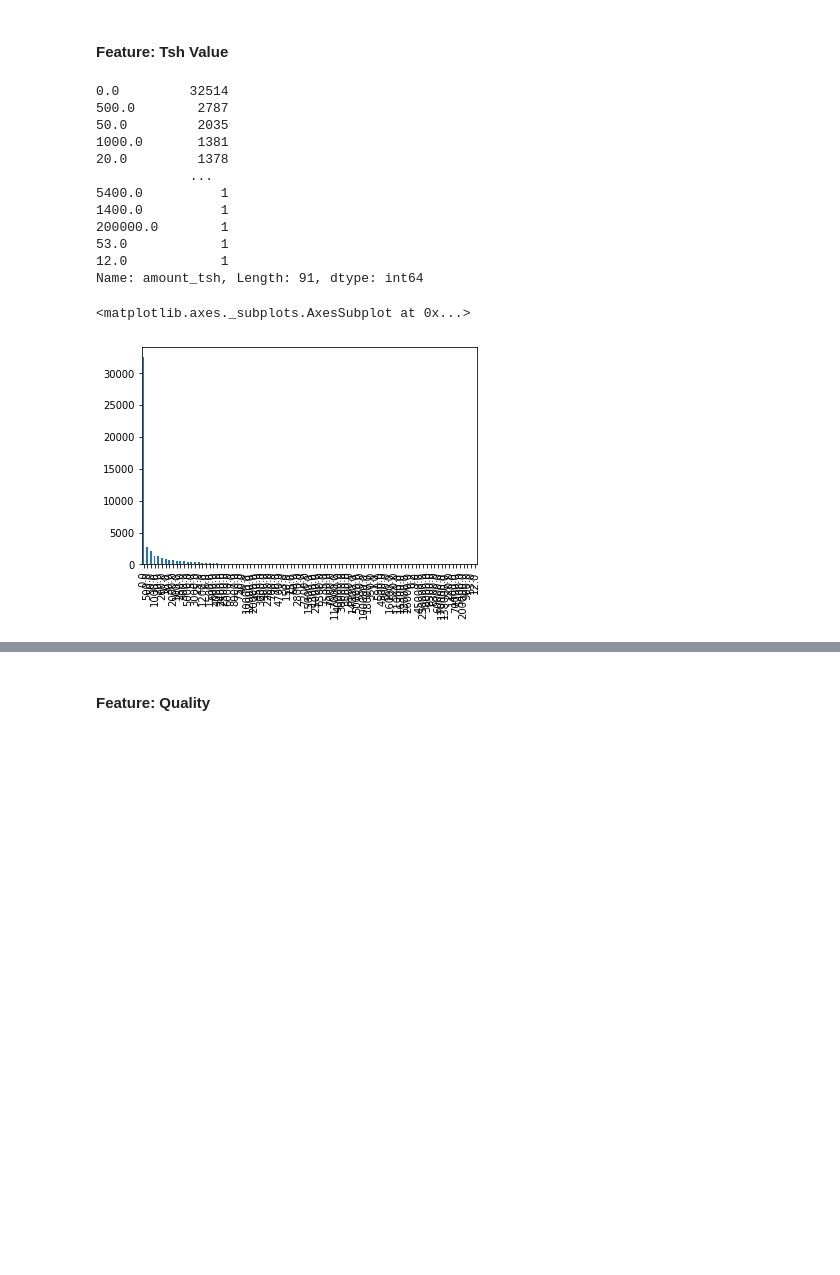
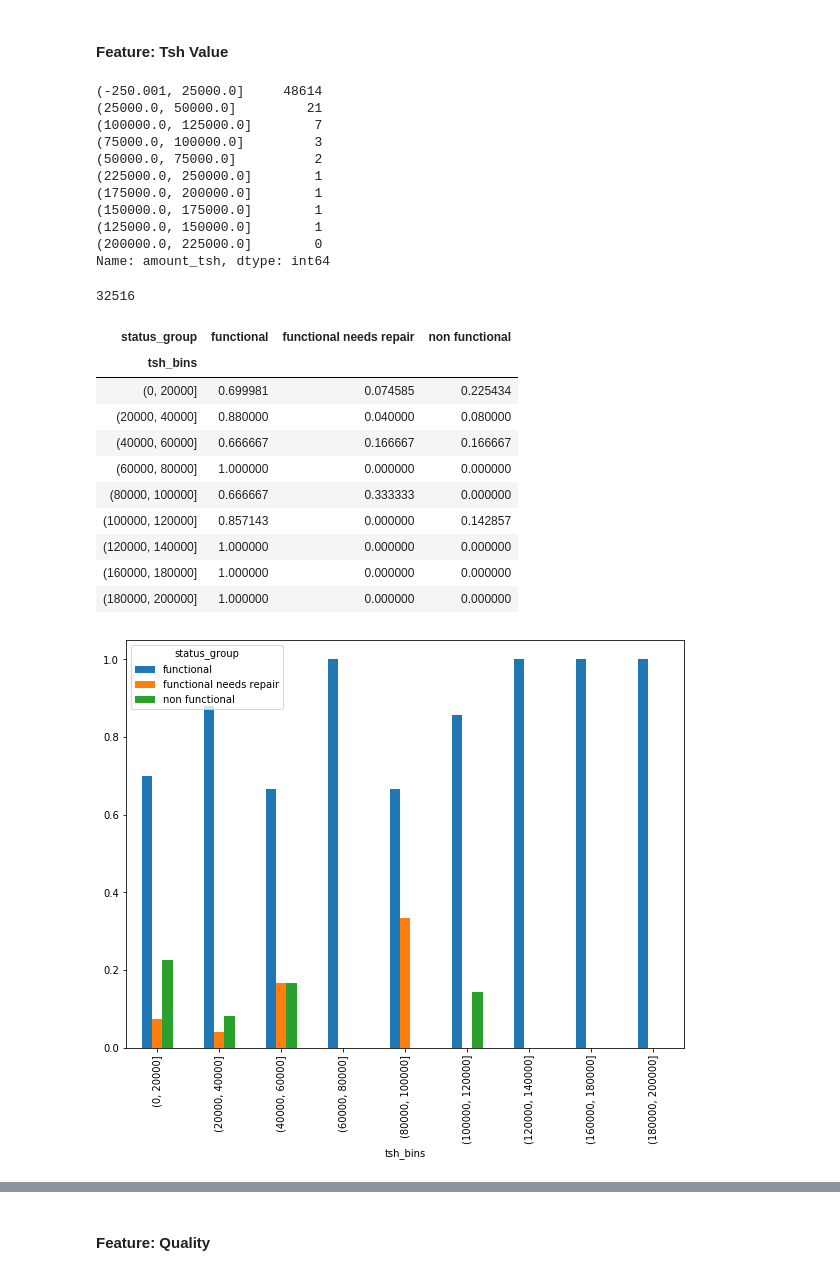
Before and after one commit to rashidbaset/Module3_Project, a Jupyter notebook: Notebooks/EDA.ipynb, the cells around one changed output, grey strips where cells are left out. Saved outputs shown, nothing was run; the diff lists cells and outputs as text; code cells hidden in the pictures; blank space fills up the shorter version.

```diff
--- a/Notebooks/EDA.ipynb
+++ b/Notebooks/EDA.ipynb
@@ -64,22 +184,40 @@ df_b.status_group.value_counts().plot(kind='bar',fontsize=15) #can this be a box
 # %% [markdown]
 #### Feature: Tsh Value
 # %%
-df.amount_tsh.sort_values().value_counts()
+df.amount_tsh.value_counts(bins=10)
 # %% [output]
-0.0         32514
-500.0        2787
-50.0         2035
-1000.0       1381
-20.0         1378
-            ...
-5400.0          1
-1400.0          1
-200000.0        1
-53.0            1
-12.0            1
-Name: amount_tsh, Length: 91, dtype: int64
+(-250.001, 25000.0]     48614
+(25000.0, 50000.0]         21
+(100000.0, 125000.0]        7
+(75000.0, 100000.0]         3
+(50000.0, 75000.0]          2
+(225000.0, 250000.0]        1
+(175000.0, 200000.0]        1
+(150000.0, 175000.0]        1
+(125000.0, 150000.0]        1
+(200000.0, 225000.0]        0
+Name: amount_tsh, dtype: int64
-# %%
-df.amount_tsh.value_counts().plot(kind='bar')
-# %% [output]
-<matplotlib.axes._subplots.AxesSubplot at 0x...>
-[figure, removed]
+# %%
+(df.amount_tsh == 0).sum() #this is a bad feature
+# %% [output]
+32516
+# %%
+tshbins = range(0, df.amount_tsh.max(), 20000)
+df['tsh_bins'] = pd.cut(df.amount_tsh, bins=tshbins)
+# %%
+tshs = pd.crosstab(df.tsh_bins,df.status_group,normalize='index')
+tshs.plot(kind='bar',figsize=(10,7.50),fontsize=10)
+tshs
+# %% [output]
+| status_group | functional | functional needs repair | non functional |
+| tsh_bins |  |  |  |
+| (0, 20000] | 0.699981 | 0.074585 | 0.225434 |
+| (20000, 40000] | 0.880000 | 0.040000 | 0.080000 |
+| (40000, 60000] | 0.666667 | 0.166667 | 0.166667 |
+| (60000, 80000] | 1.000000 | 0.000000 | 0.000000 |
+| (80000, 100000] | 0.666667 | 0.333333 | 0.000000 |
+| (100000, 120000] | 0.857143 | 0.000000 | 0.142857 |
+| (120000, 140000] | 1.000000 | 0.000000 | 0.000000 |
+| (160000, 180000] | 1.000000 | 0.000000 | 0.000000 |
+| (180000, 200000] | 1.000000 | 0.000000 | 0.000000 |
+[figure, added]
```
Also changed, not shown: parts of 103 cells of this notebook, 2 other files.
